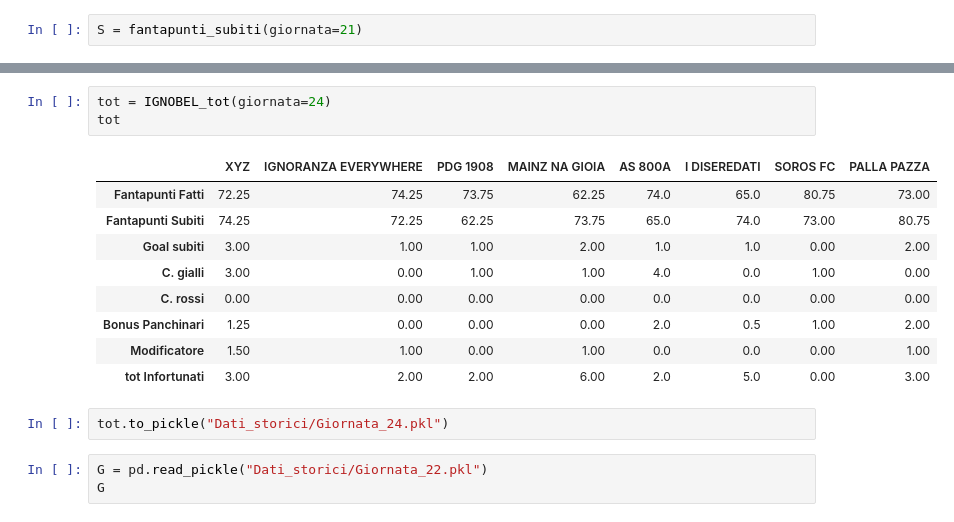
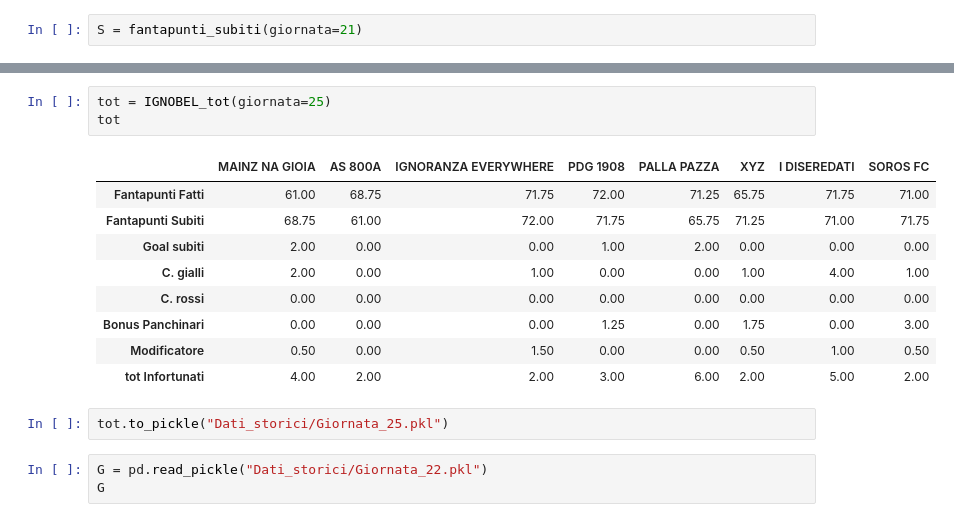
Before and after one commit to lucaagozzino/Fantapalla_simulazioni, a Jupyter notebook: IGNOBEL/IGNOBEL.ipynb, the cells around one changed output, grey strips where cells are left out. Drawn from its saved outputs; the diff is of its cells as text.

```diff
--- a/IGNOBEL/IGNOBEL.ipynb
+++ b/IGNOBEL/IGNOBEL.ipynb
@@ -73,20 +73,20 @@ tot
 | Modificatore | 0.0 | 0.5 | 0.50 | 0.00 | 1.50 | 1.50 | 0.00 | 1.50 |
 | tot Infortunati | 4.0 | 4.0 | 1.00 | 4.00 | 1.00 | 4.00 | 2.00 | 5.00 |
 # %%
-tot = IGNOBEL_tot(giornata=24)
+tot = IGNOBEL_tot(giornata=25)
 tot
 # %% [output]
-|  | XYZ | IGNORANZA EVERYWHERE | PDG 1908 | MAINZ NA GIOIA | AS 800A | I DISEREDATI | SOROS FC | PALLA PAZZA |
-| Fantapunti Fatti | 72.25 | 74.25 | 73.75 | 62.25 | 74.0 | 65.0 | 80.75 | 73.00 |
-| Fantapunti Subiti | 74.25 | 72.25 | 62.25 | 73.75 | 65.0 | 74.0 | 73.00 | 80.75 |
-| Goal subiti | 3.00 | 1.00 | 1.00 | 2.00 | 1.0 | 1.0 | 0.00 | 2.00 |
-| C. gialli | 3.00 | 0.00 | 1.00 | 1.00 | 4.0 | 0.0 | 1.00 | 0.00 |
-| C. rossi | 0.00 | 0.00 | 0.00 | 0.00 | 0.0 | 0.0 | 0.00 | 0.00 |
-| Bonus Panchinari | 1.25 | 0.00 | 0.00 | 0.00 | 2.0 | 0.5 | 1.00 | 2.00 |
-| Modificatore | 1.50 | 1.00 | 0.00 | 1.00 | 0.0 | 0.0 | 0.00 | 1.00 |
-| tot Infortunati | 3.00 | 2.00 | 2.00 | 6.00 | 2.0 | 5.0 | 0.00 | 3.00 |
+|  | MAINZ NA GIOIA | AS 800A | IGNORANZA EVERYWHERE | PDG 1908 | PALLA PAZZA | XYZ | I DISEREDATI | SOROS FC |
+| Fantapunti Fatti | 61.00 | 68.75 | 71.75 | 72.00 | 71.25 | 65.75 | 71.75 | 71.00 |
+| Fantapunti Subiti | 68.75 | 61.00 | 72.00 | 71.75 | 65.75 | 71.25 | 71.00 | 71.75 |
+| Goal subiti | 2.00 | 0.00 | 0.00 | 1.00 | 2.00 | 0.00 | 0.00 | 0.00 |
+| C. gialli | 2.00 | 0.00 | 1.00 | 0.00 | 0.00 | 1.00 | 4.00 | 1.00 |
+| C. rossi | 0.00 | 0.00 | 0.00 | 0.00 | 0.00 | 0.00 | 0.00 | 0.00 |
+| Bonus Panchinari | 0.00 | 0.00 | 0.00 | 1.25 | 0.00 | 1.75 | 0.00 | 3.00 |
+| Modificatore | 0.50 | 0.00 | 1.50 | 0.00 | 0.00 | 0.50 | 1.00 | 0.50 |
+| tot Infortunati | 4.00 | 2.00 | 2.00 | 3.00 | 6.00 | 2.00 | 5.00 | 2.00 |
 # %%
-tot.to_pickle("Dati_storici/Giornata_24.pkl")
+tot.to_pickle("Dati_storici/Giornata_25.pkl")
 # %%
 G = pd.read_pickle("Dati_storici/Giornata_22.pkl")
 G
```
Also changed, not shown: parts of 2 cells of this notebook, 13 other files.
